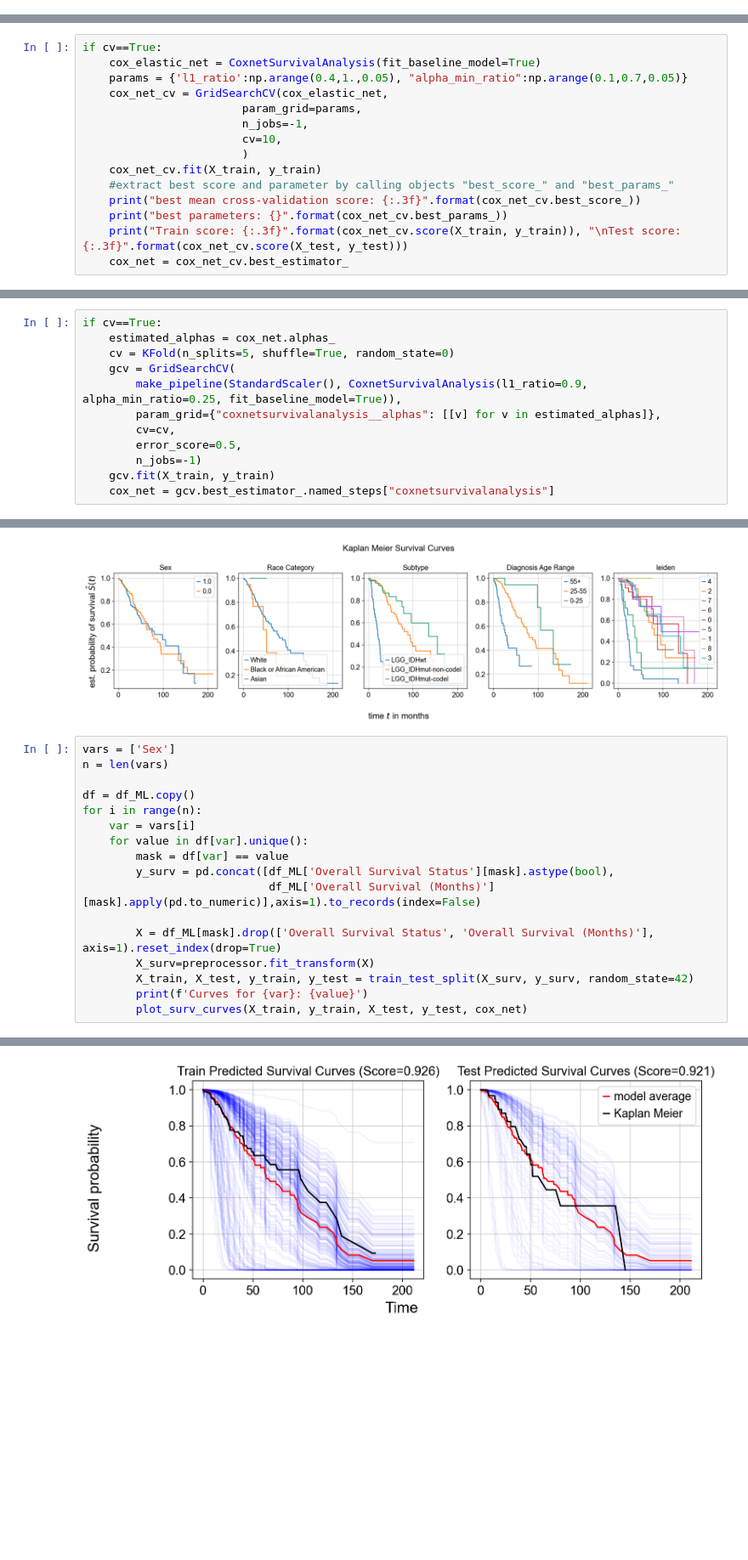
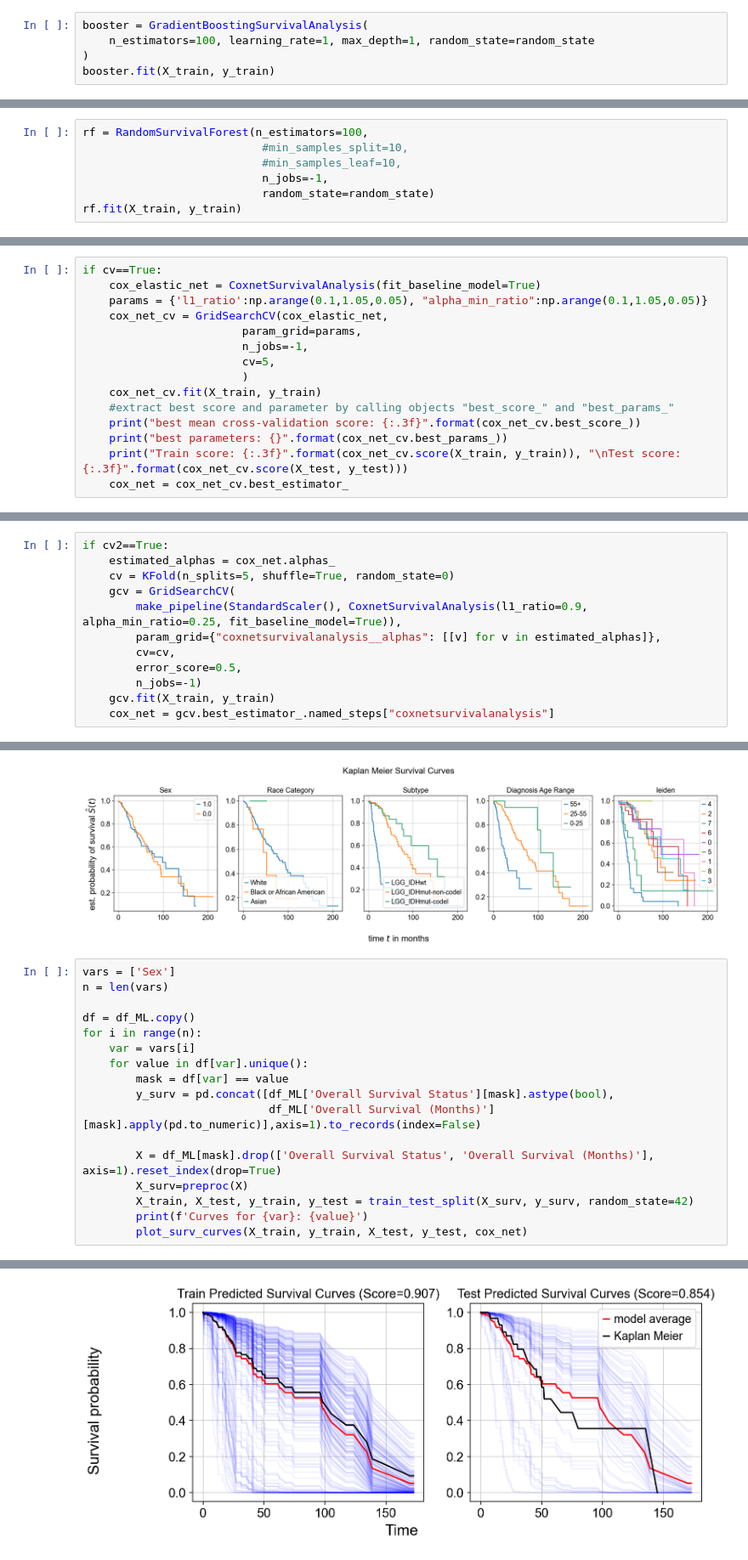
Before and after one commit to qmss5052/msk-2023, a Jupyter notebook: Survival analysis_zscores.ipynb, the cells around one changed output, grey strips where cells are left out. Shown at 85% size. Saved outputs shown, nothing was run; the diff lists cells and outputs as text; blank space fills up the shorter version.

```diff
--- a/Survival analysis_zscores.ipynb
+++ b/Survival analysis_zscores.ipynb
@@ -271,0 +291,5 @@ X_train, X_test, y_train, y_test = train_test_split(
+# %%
+booster = GradientBoostingSurvivalAnalysis(
+    n_estimators=100, learning_rate=1, max_depth=1, random_state=random_state
+)
+booster.fit(X_train, y_train)
@@ -271,0 +303,7 @@ X_train, X_test, y_train, y_test = train_test_split(
+# %%
+rf = RandomSurvivalForest(n_estimators=100,
+                           #min_samples_split=10,
+                           #min_samples_leaf=10,
+                           n_jobs=-1,
+                           random_state=random_state)
+rf.fit(X_train, y_train)
@@ -284,11 +330,11 @@ cv=False
 # %%
 if cv==True:
     cox_elastic_net = CoxnetSurvivalAnalysis(fit_baseline_model=True)
-    params = {'l1_ratio':np.arange(0.4,1.,0.05), "alpha_min_ratio":np.arange(0.1,0.7,0.05)}
+    params = {'l1_ratio':np.arange(0.1,1.05,0.05), "alpha_min_ratio":np.arange(0.1,1.05,0.05)}
     cox_net_cv = GridSearchCV(cox_elastic_net,
                         param_grid=params,
                         n_jobs=-1,
-                        cv=10,
+                        cv=5,
                         )
     cox_net_cv.fit(X_train, y_train)
     #extract best score and parameter by calling objects "best_score_" and "best_params_"
@@ -299,5 +350,5 @@ if cv==True:
 # %%
-if cv==True:
+if cv2==True:
     estimated_alphas = cox_net.alphas_
     cv = KFold(n_splits=5, shuffle=True, random_state=0)
     gcv = GridSearchCV(
@@ -518,7 +575,7 @@ for i in range(n):
                             df_ML['Overall Survival (Months)'][mask].apply(pd.to_numeric)],axis=1).to_records(index=False)
 
         X = df_ML[mask].drop(['Overall Survival Status', 'Overall Survival (Months)'], axis=1).reset_index(drop=True)
-        X_surv=preprocessor.fit_transform(X)
+        X_surv=preproc(X)
         X_train, X_test, y_train, y_test = train_test_split(X_surv, y_surv, random_state=42)
         print(f'Curves for {var}: {value}')
         plot_surv_curves(X_train, y_train, X_test, y_test, cox_net)
@@ -528,2 +585,2 @@ Curves for Sex: 0.0
 Curves for Sex: 1.0
-[figure, old version]
+[figure, new version]
```
Also changed, not shown: parts of 39 cells of this notebook, 1 other file.
